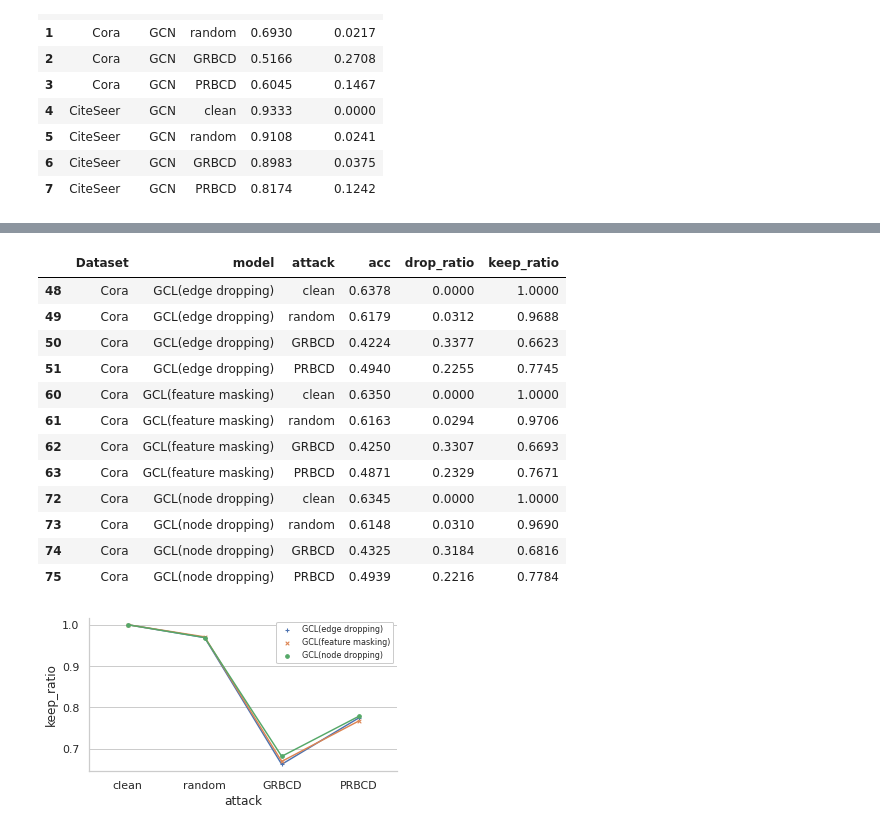
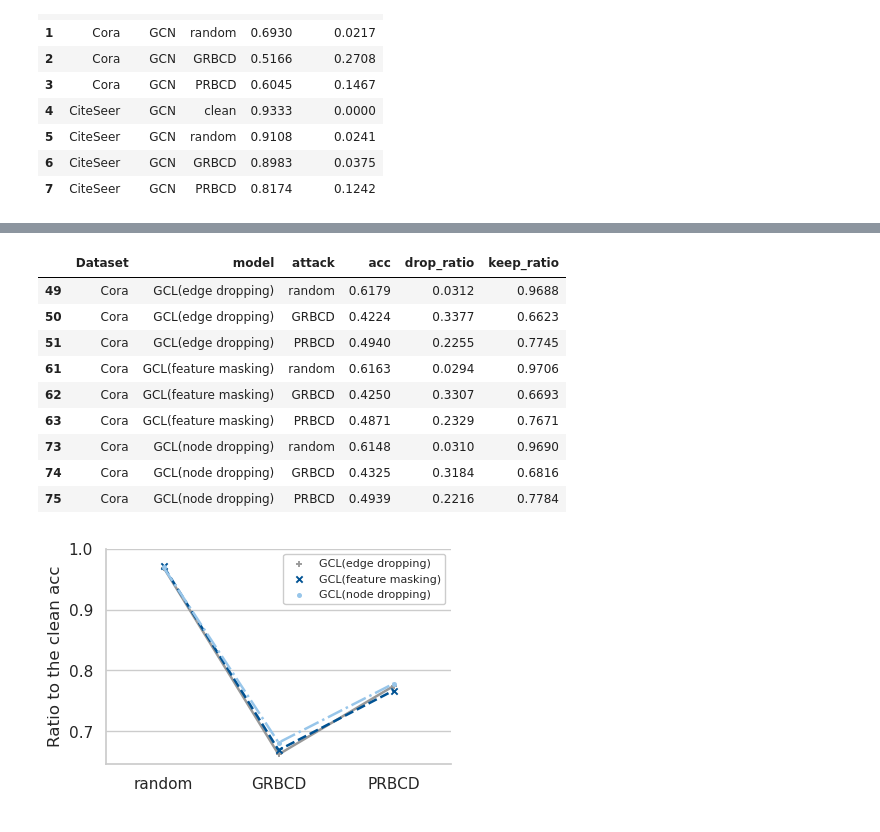
Before and after one commit to Zero-Yi/GCLRobustness, a Jupyter notebook: Visualization.ipynb, the cells around one changed output, grey strips where cells are left out. Drawn from its saved outputs; the diff is of its cells as text; code cells hidden in the pictures.

Commit message:
[5] some new plots

```diff
--- a/Visualization.ipynb
+++ b/Visualization.ipynb
@@ -18,6 +21,7 @@ data.head(8)
 | 7 | CiteSeer | GCN | PRBCD | 0.8174 | 0.1242 |
 # %%
 data['keep_ratio'] = 1 - data['drop_ratio']
+data = data[data['attack']!='clean']
 data.head(8)
 # %% [output]
 |  | Dataset | model | attack | acc | drop_ratio | keep_ratio |
@@ -60,45 +58,49 @@ obs1 = obs1[data['Dataset'].str.contains('Cora')]
 obs1
 # %% [output]
 |  | Dataset | model | attack | acc | drop_ratio | keep_ratio |
-| 48 | Cora | GCL(edge dropping) | clean | 0.6378 | 0.0000 | 1.0000 |
 | 49 | Cora | GCL(edge dropping) | random | 0.6179 | 0.0312 | 0.9688 |
 | 50 | Cora | GCL(edge dropping) | GRBCD | 0.4224 | 0.3377 | 0.6623 |
 | 51 | Cora | GCL(edge dropping) | PRBCD | 0.4940 | 0.2255 | 0.7745 |
-| 60 | Cora | GCL(feature masking) | clean | 0.6350 | 0.0000 | 1.0000 |
 | 61 | Cora | GCL(feature masking) | random | 0.6163 | 0.0294 | 0.9706 |
 | 62 | Cora | GCL(feature masking) | GRBCD | 0.4250 | 0.3307 | 0.6693 |
 | 63 | Cora | GCL(feature masking) | PRBCD | 0.4871 | 0.2329 | 0.7671 |
-| 72 | Cora | GCL(node dropping) | clean | 0.6345 | 0.0000 | 1.0000 |
 | 73 | Cora | GCL(node dropping) | random | 0.6148 | 0.0310 | 0.9690 |
 | 74 | Cora | GCL(node dropping) | GRBCD | 0.4325 | 0.3184 | 0.6816 |
 | 75 | Cora | GCL(node dropping) | PRBCD | 0.4939 | 0.2216 | 0.7784 |
 # %%
 # g = sns.catplot(data=obs1, x="attack", y="keep_ratio", hue="model", kind="point", col='Dataset', height=3, aspect=1.75, legend=True)
-sns.set(style="whitegrid", rc={'lines.linewidth': 0.8})
-g = sns.catplot(data=obs1, x="attack", y="keep_ratio", hue="model", kind="point", markers=['+','x','o','0'], linestyle=['-','--','-.'], height=3, aspect=1.75, markersize=50, legend=False)
+sns.set(style="whitegrid", rc={'lines.linewidth': 1, 'lines.markersize':10})
+# sns.color_palette("Blues", as_cmap=True)
+# mpl.rcParams['lines.markersize']=100
+g = sns.catplot(data=obs1, x="attack", y="keep_ratio", hue="model", kind="point", palette=['#999999','#005293','#98c6ea','#64a0c8'], markers=['+','x','.','0'], linestyles=['-','--','-.'], height=3, aspect=1.5, legend=False)
+# g.collections[0].set_sizes([100])
 
 # 获取当前的图表对象
 ax = g.ax
 
 # 移动图例到右上角空白处
 legend = ax.legend(frameon=True, framealpha=1.0, prop={'size': 8}, loc='upper right')
 frame = legend.get_frame()
 frame.set_linewidth(1)  # 设置图例框的线宽
 
+
 # 显示图表
 # for ax in g.axes.flat:
 #     ax.set_xticklabels(ax.get_xticklabels(), fontsize=15)
 #     ax.set_yticklabels(ax.get_yticklabels(), fontsize=5)
+plt.ylim(None, 1)
+plt.ylabel("Ratio to the clean acc")
+plt.xlabel("")
 plt.show()
 
 # 设置保存的文件路径和名称
 output_file = "obs1.png"
 
 # 保存图表为高清格式
 # g.figure.suptitle("GCL with augmentations", fontsize=12)
-g.figure.savefig(output_file, dpi=800, bbox_inches='tight')
+g.figure.savefig(output_file, dpi=1800, bbox_inches='tight')
 # %% [output]
-[figure, old version]
+[figure, new version]
 # %%
 obs11 = data[data['model'].str.contains('GCA')]
 obs11 = obs11[~data['model'].str.contains('adj')]
```
Also changed, not shown: parts of 25 cells of this notebook, 24 other files.
